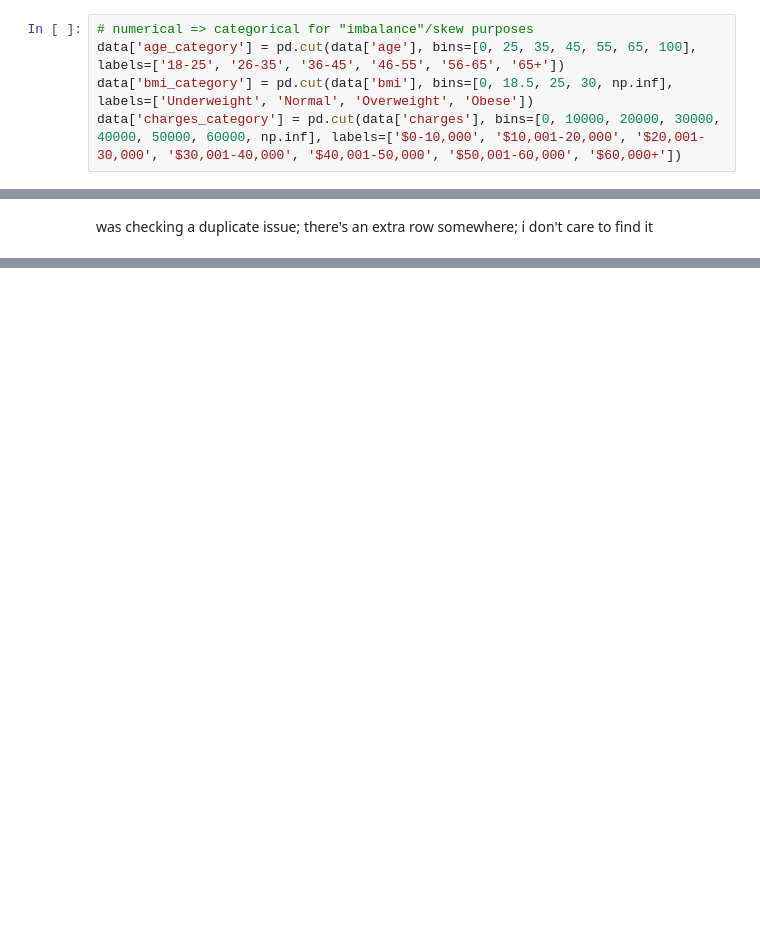
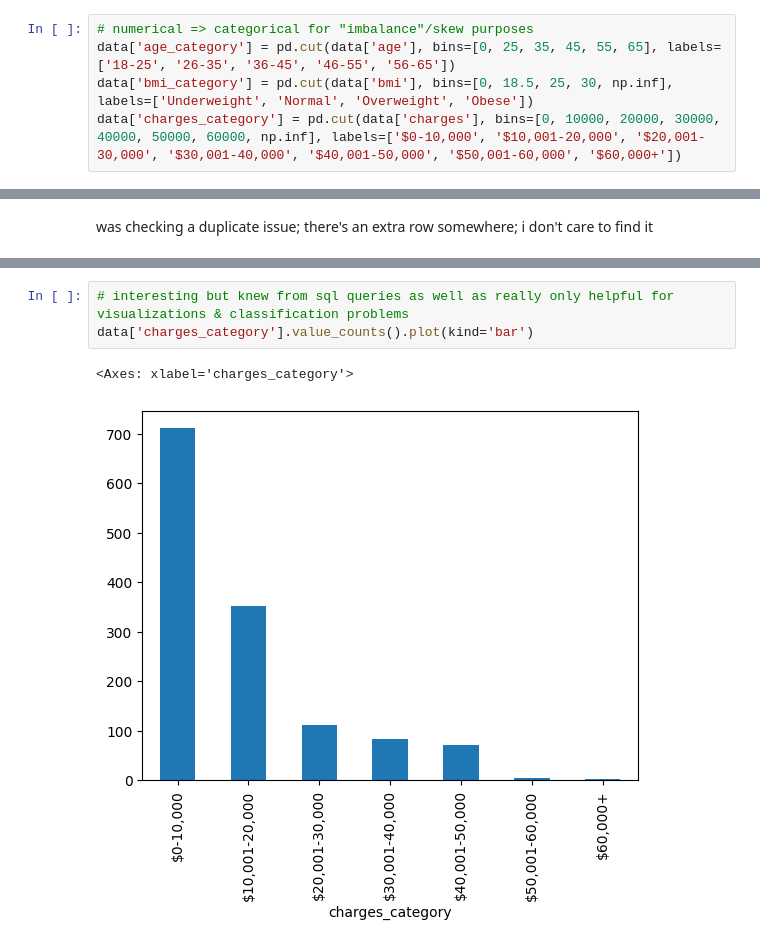
Before and after one commit to Mikayla-ds2/insurance_ml, a Jupyter notebook: model.ipynb, the cells around one changed output, grey strips where cells are left out. Drawn from its saved outputs; the diff is of its cells as text; blank space fills up the shorter version.

```diff
--- a/model.ipynb
+++ b/model.ipynb
@@ -120,6 +265,6 @@ sns.kdeplot(data, x='age', hue='smoker', palette=palette)
 # %%
 # numerical => categorical for "imbalance"/skew purposes
-data['age_category'] = pd.cut(data['age'], bins=[0, 25, 35, 45, 55, 65, 100], labels=['18-25', '26-35', '36-45', '46-55', '56-65', '65+'])
+data['age_category'] = pd.cut(data['age'], bins=[0, 25, 35, 45, 55, 65], labels=['18-25', '26-35', '36-45', '46-55', '56-65'])
 data['bmi_category'] = pd.cut(data['bmi'], bins=[0, 18.5, 25, 30, np.inf], labels=['Underweight', 'Normal', 'Overweight', 'Obese'])
 data['charges_category'] = pd.cut(data['charges'], bins=[0, 10000, 20000, 30000, 40000, 50000, 60000, np.inf], labels=['$0-10,000', '$10,001-20,000', '$20,001-30,000', '$30,001-40,000', '$40,001-50,000', '$50,001-60,000', '$60,000+'])
 # %%
@@ -161,0 +380,6 @@ for col in columns:
+# %%
+# interesting but knew from sql queries as well as really only helpful for visualizations & classification problems
+data['charges_category'].value_counts().plot(kind='bar')
+# %% [output]
+<Axes: xlabel='charges_category'>
+[figure, added]
```
Also changed, not shown: parts of 39 cells of this notebook, 1 other file.
